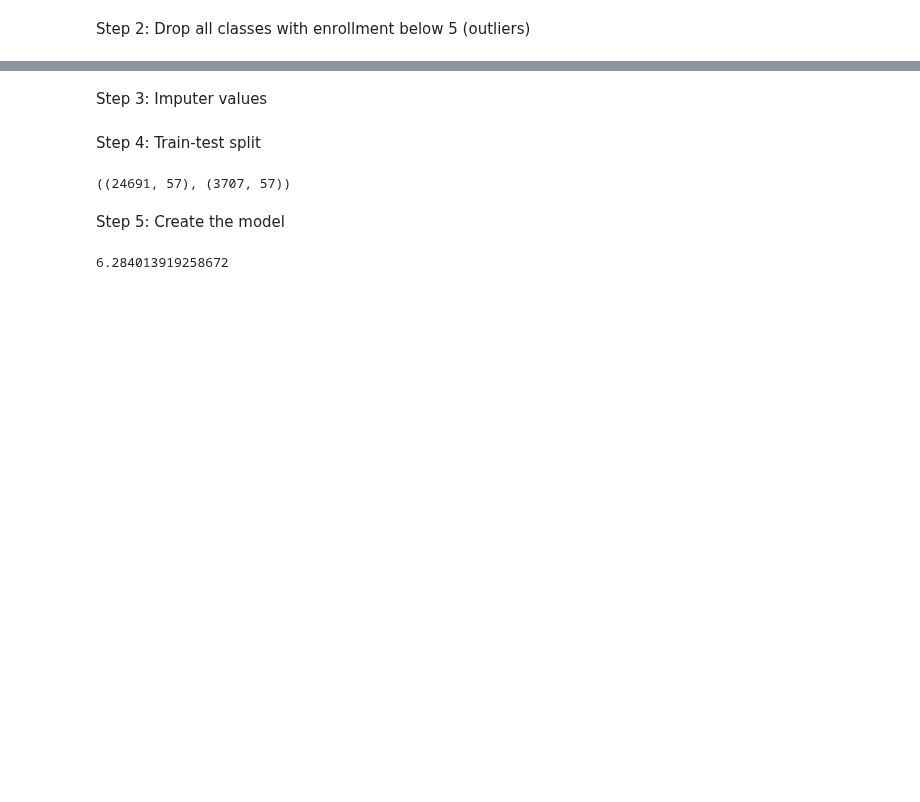
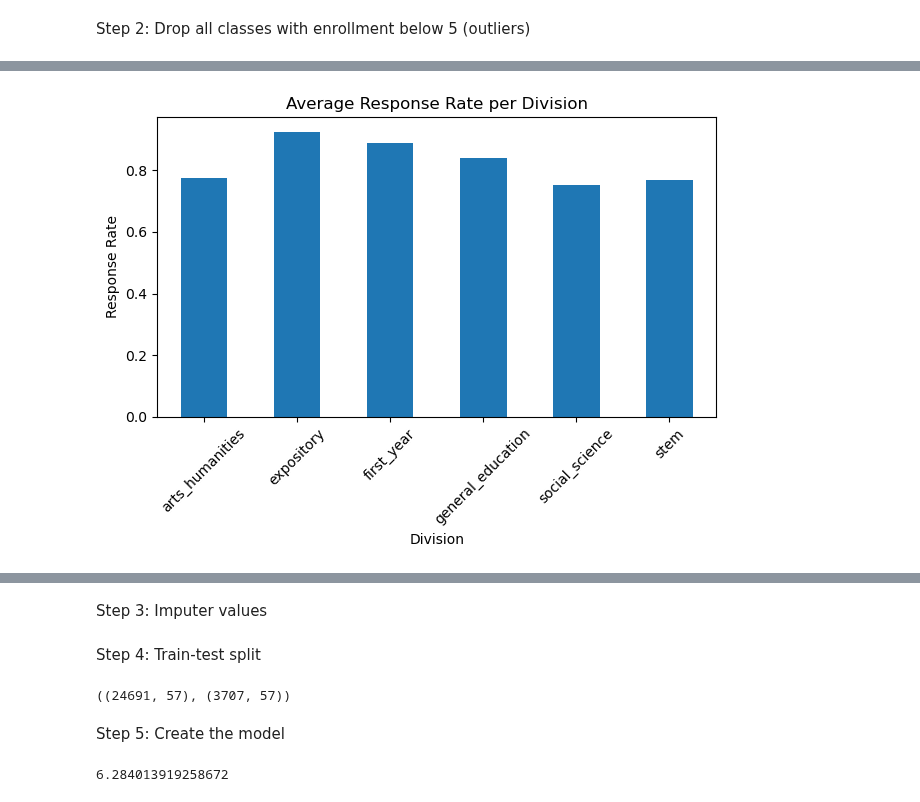
Before and after one commit to MattHAndrews/cs109a_final_project, a Jupyter notebook: Project.ipynb, the cells around one changed output, grey strips where cells are left out. Drawn from its saved outputs; the diff is of its cells as text; code cells hidden in the pictures; blank space fills up the shorter version.

```diff
--- a/Project.ipynb
+++ b/Project.ipynb
@@ -416,5 +416,4 @@ plt.show()
 # %% [markdown]
 Step 2: Drop all classes with enrollment below 5 (outliers)
 # %%
-df_copy_drop5 = df_copy[(df_copy['enrollment'] > 5)]
-df_copy_drop5
+df_copy_drop5 = df_copy[(df_copy['enrollment'] > 5) & (df_copy['division'] != 'misc')]
@@ -434,0 +420,17 @@ df_copy_drop5
+# %%
+average_rr = df_copy_drop5.groupby('division')['response_rate'].mean().reset_index()
+
+# Plot the average enrollment per department as a bar chart
+average_rr.plot(kind='bar', x='division', y='response_rate', legend=False)
+
+# Set the title and labels
+plt.title('Average Response Rate per Division')
+plt.xlabel('Division')
+plt.ylabel('Response Rate')
+plt.xticks(rotation=45)  # Rotate the x-axis labels to show them better
+
+# Show the plot
+plt.tight_layout()  # Adjust the plot to ensure everything fits without overlapping
+plt.show()
+# %% [output]
+[figure, added]
```
Also changed, not shown: parts of 7 cells of this notebook.
